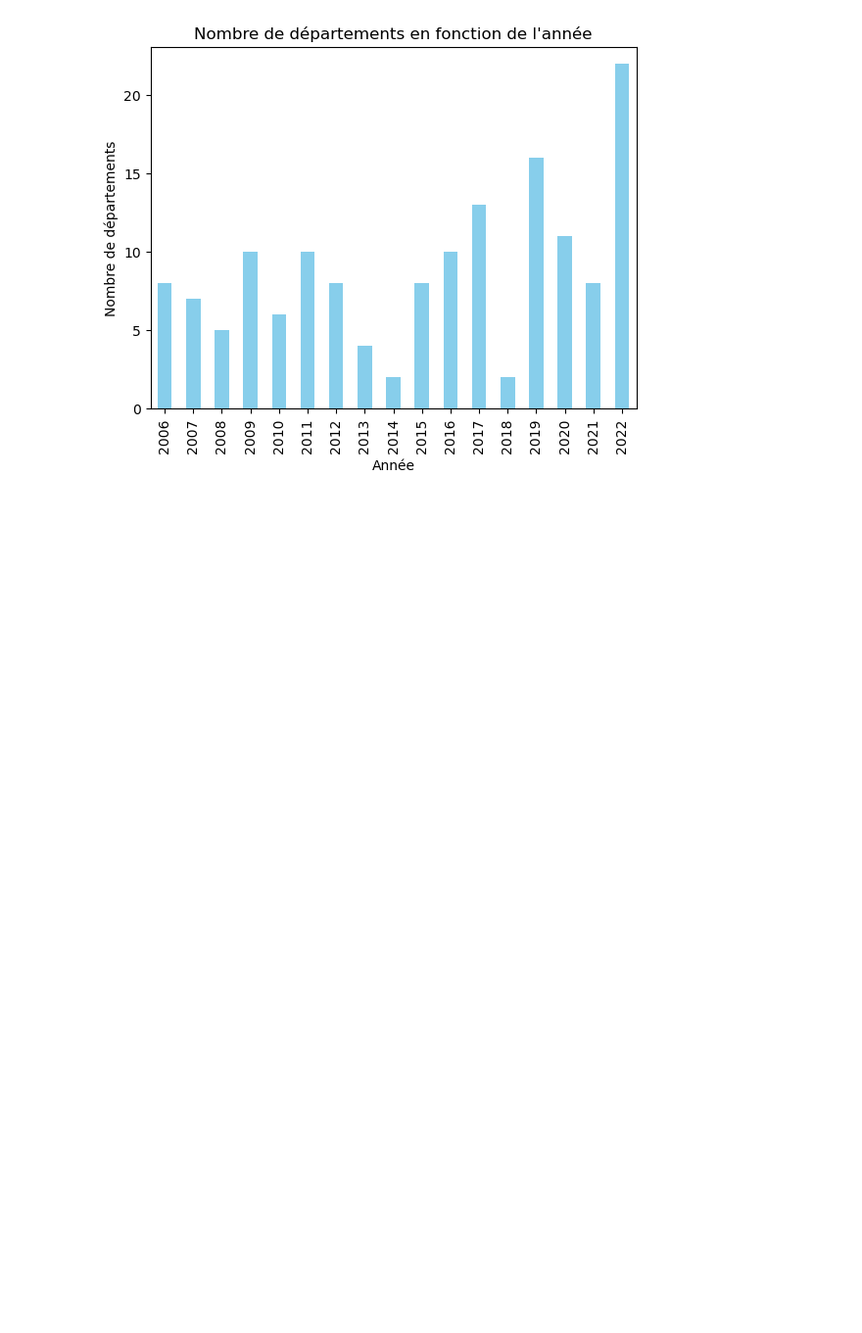
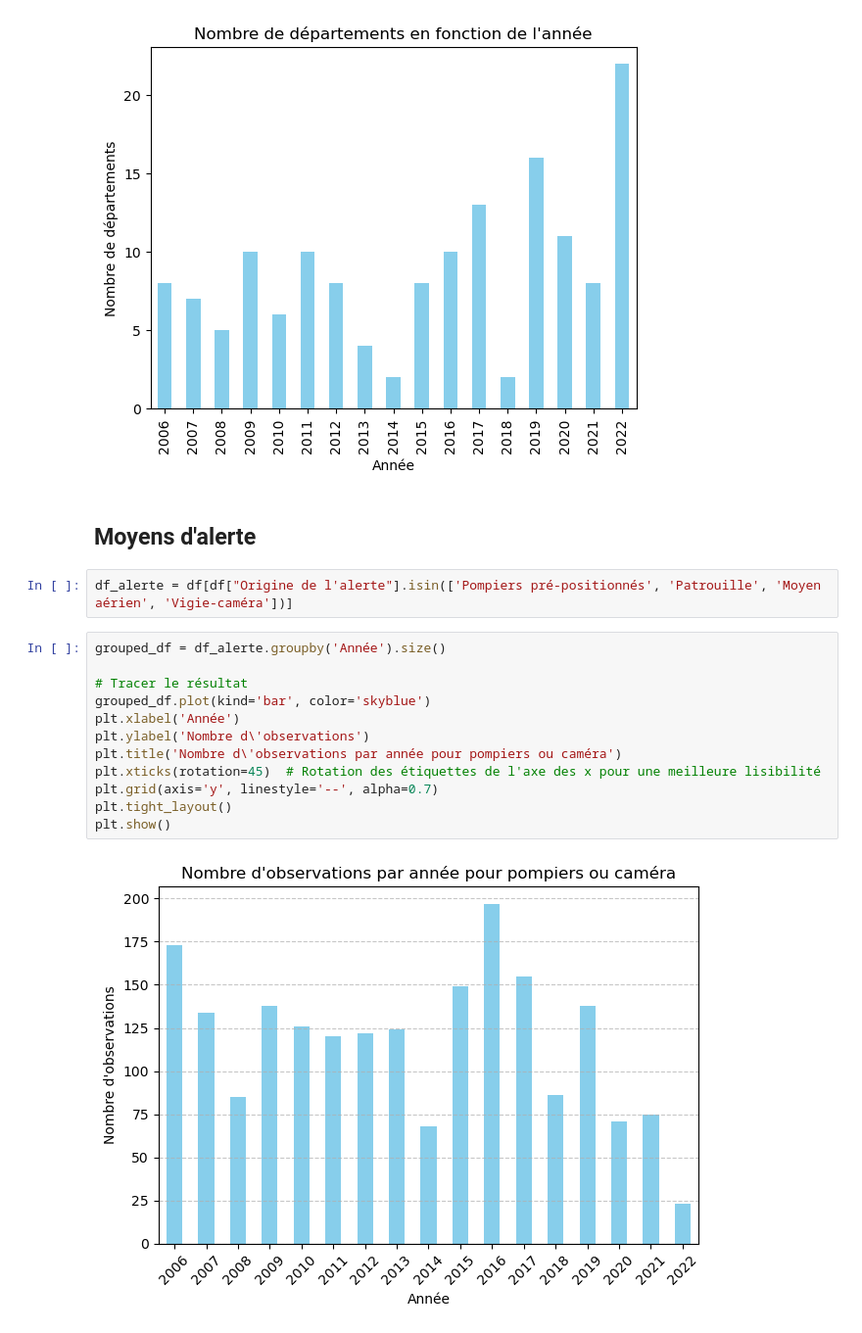
Before and after one commit to jjulietteschneider/Analyse-du-risque-des-feux-de-for-t, a Jupyter notebook: diagrammes.ipynb, the cells around one changed output. Shown at 98% size. Saved outputs shown, nothing was run; the diff lists cells and outputs as text; blank space fills up the shorter version.

```diff
--- a/diagrammes.ipynb
+++ b/diagrammes.ipynb
@@ -109,3 +137,21 @@ plt.ylabel('Nombre de départements')
 plt.show()
 # %% [output]
 [figure]
+# %% [markdown]
+## Moyens d'alerte
+# %%
+df_alerte = df[df["Origine de l'alerte"].isin(['Pompiers pré-positionnés', 'Patrouille', 'Moyen aérien', 'Vigie-caméra'])]
+# %%
+grouped_df = df_alerte.groupby('Année').size()
+
+# Tracer le résultat
+grouped_df.plot(kind='bar', color='skyblue')
+plt.xlabel('Année')
+plt.ylabel('Nombre d\'observations')
+plt.title('Nombre d\'observations par année pour pompiers ou caméra')
+plt.xticks(rotation=45)  # Rotation des étiquettes de l'axe des x pour une meilleure lisibilité
+plt.grid(axis='y', linestyle='--', alpha=0.7)
+plt.tight_layout()
+plt.show()
+# %% [output]
+[figure, added]
```
Also changed, not shown: parts of 2 cells of this notebook.
